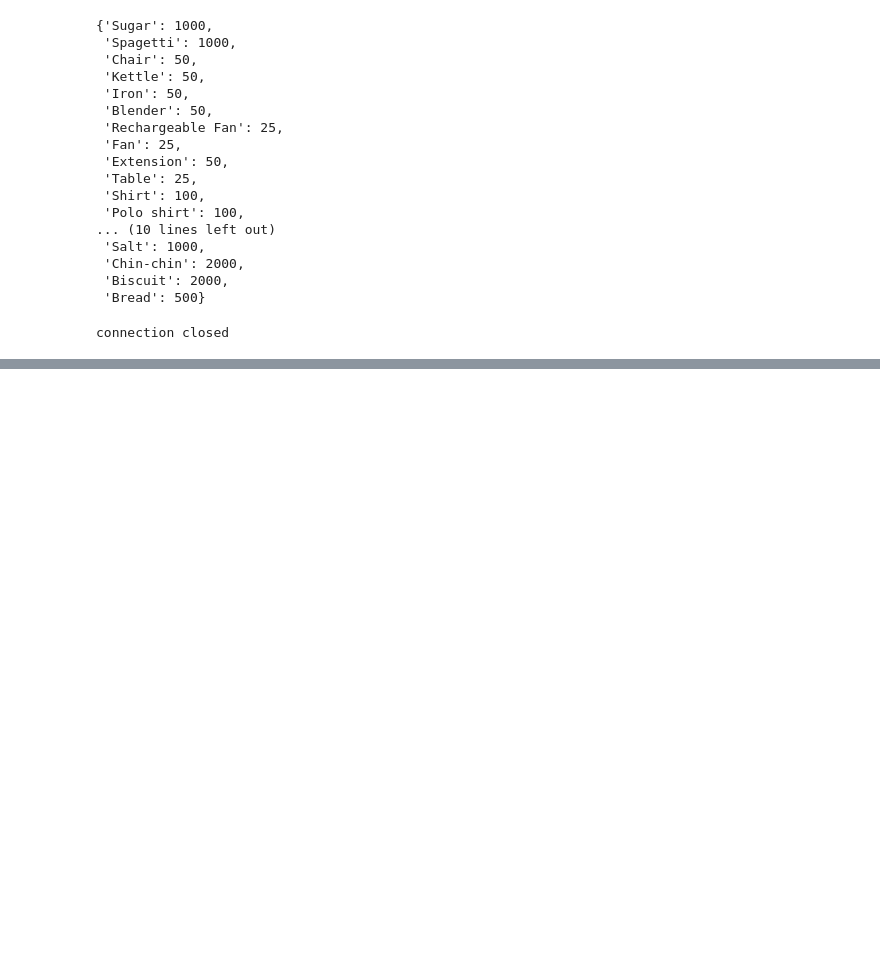
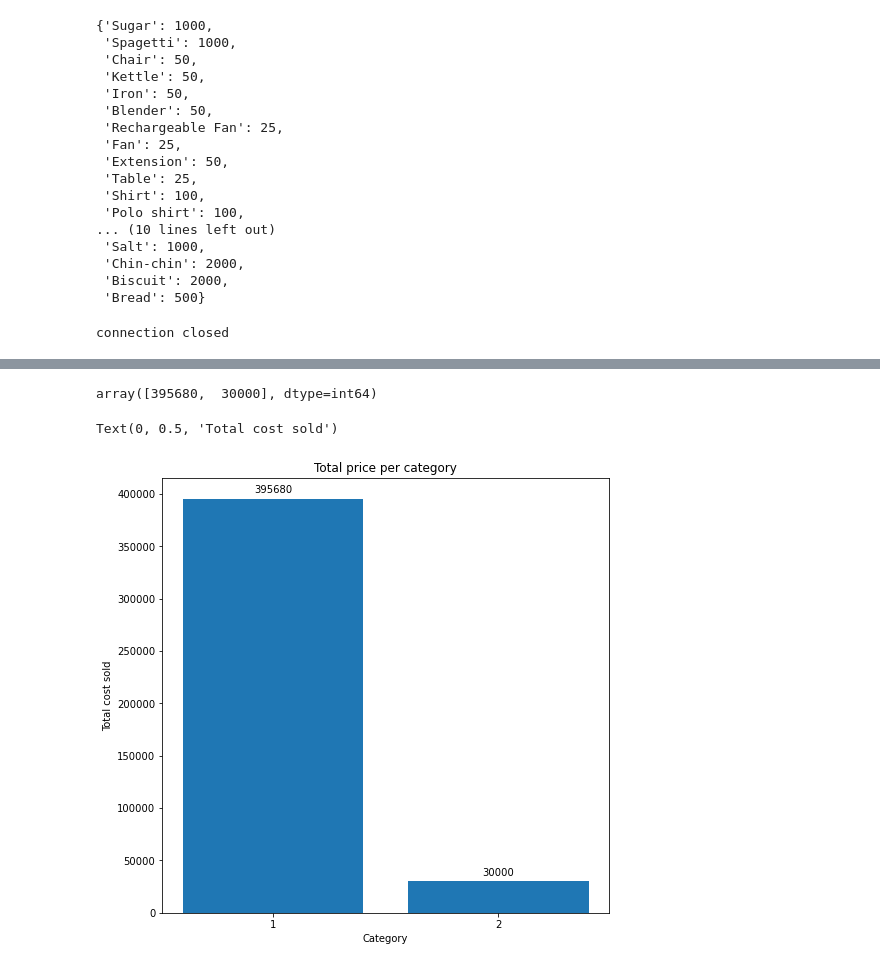
Before and after one commit to Ebuka21/store_management, a Jupyter notebook: database.ipynb, the cells around one changed output, grey strips where cells are left out. Saved outputs shown, nothing was run; the diff lists cells and outputs as text; code cells hidden in the pictures; blank space fills up the shorter version.

```diff
--- a/database.ipynb
+++ b/database.ipynb
@@ -399,3 +399,18 @@ x = x.to_dict()['quantity']
 db.pg_connect('close')
 # %% [output]
 connection closed
+# %%
+import db_interact
+from db_interact import pg_db
+import pandas as pd
+import matplotlib.pyplot as plt
+import seaborn as sns
+
+
+db = pg_db()
+db.pg_connect('connect')
+purchase = db.view('test2_view')
+
+purchase_data = pd.DataFrame(purchase, columns=['productkey','date','product','quantity','price','total','categorykey'])
+
+#db.pg_connect('close')
@@ -401,0 +426,16 @@ connection closed
+# %%
+r = purchase_data.groupby('categorykey').sum()['total']
+r.values
+# %% [output]
+array([395680,  30000], dtype=int64)
+# %%
+plt.figure(figsize=(8,8))
+plot = plt.bar(r.index,r.values)
+plt.xticks(r.index)
+plt.bar_label(plot,padding=4)
+plt.title('Total price per category')
+plt.xlabel('Category')
+plt.ylabel('Total cost sold')
+# %% [output]
+Text(0, 0.5, 'Total cost sold')
+[figure, added]
```
Also changed, not shown: parts of 6 cells of this notebook, 5 other files.
